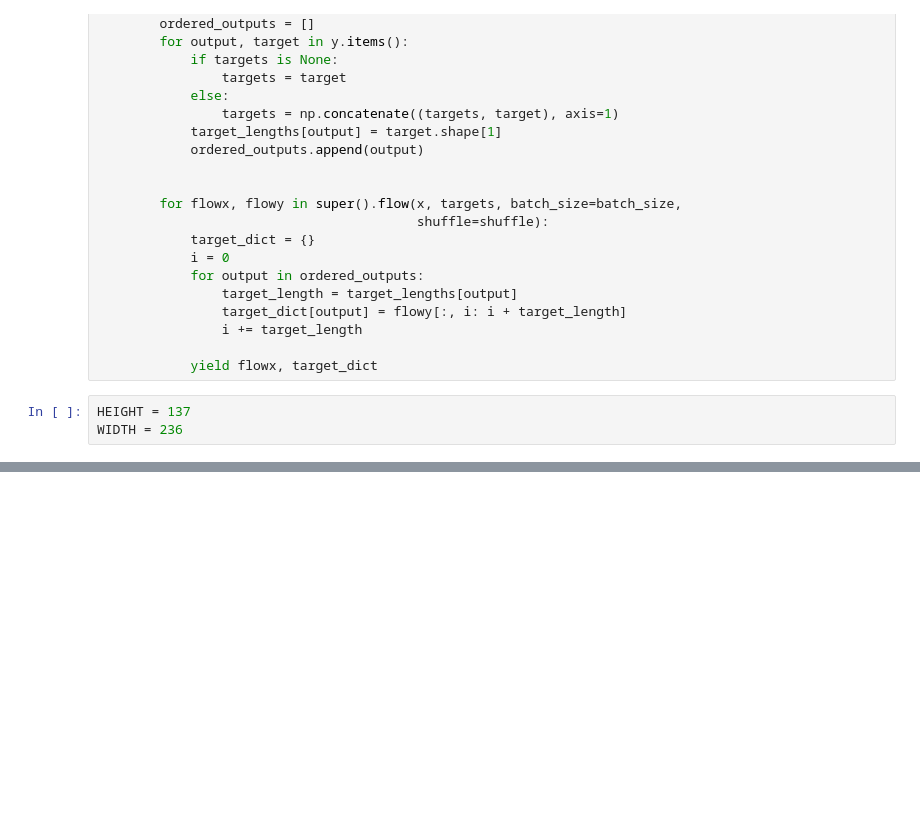
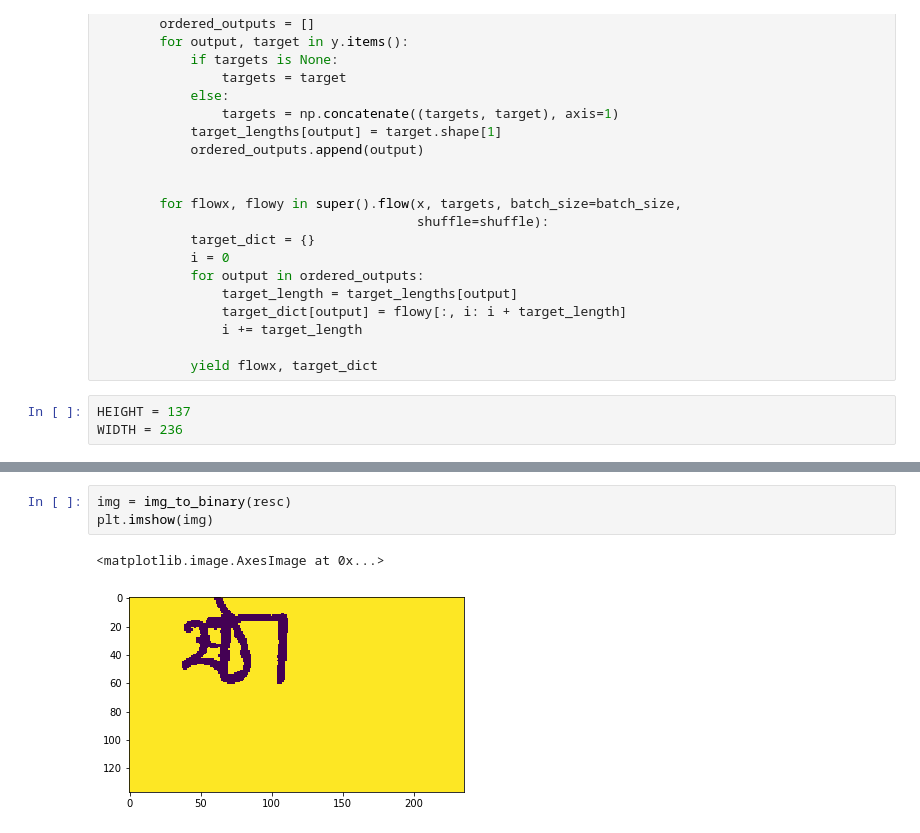
Before and after one commit to rasmusjust91/BengalICharacterRecognition, a Jupyter notebook: notebooks/model_exploration.ipynb, the cells around one changed output, grey strips where cells are left out. Cells and saved outputs as stored; diff of their text form; blank space fills up the shorter version.

```diff
--- a/notebooks/model_exploration.ipynb
+++ b/notebooks/model_exploration.ipynb
@@ -153,0 +178,6 @@ WIDTH = 236
+# %%
+img = img_to_binary(resc)
+plt.imshow(img)
+# %% [output]
+<matplotlib.image.AxesImage at 0x...>
+[figure, added]
```
Also changed, not shown: parts of 10 cells of this notebook, 1 other file.
